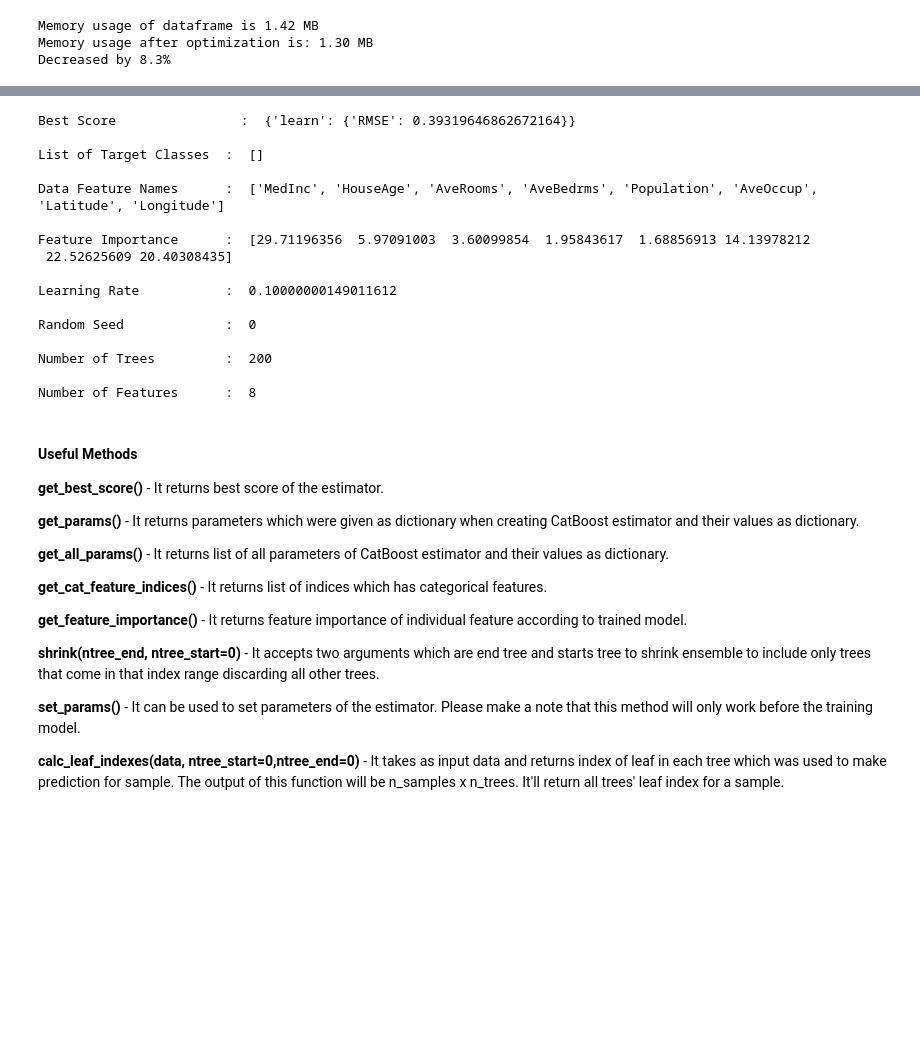
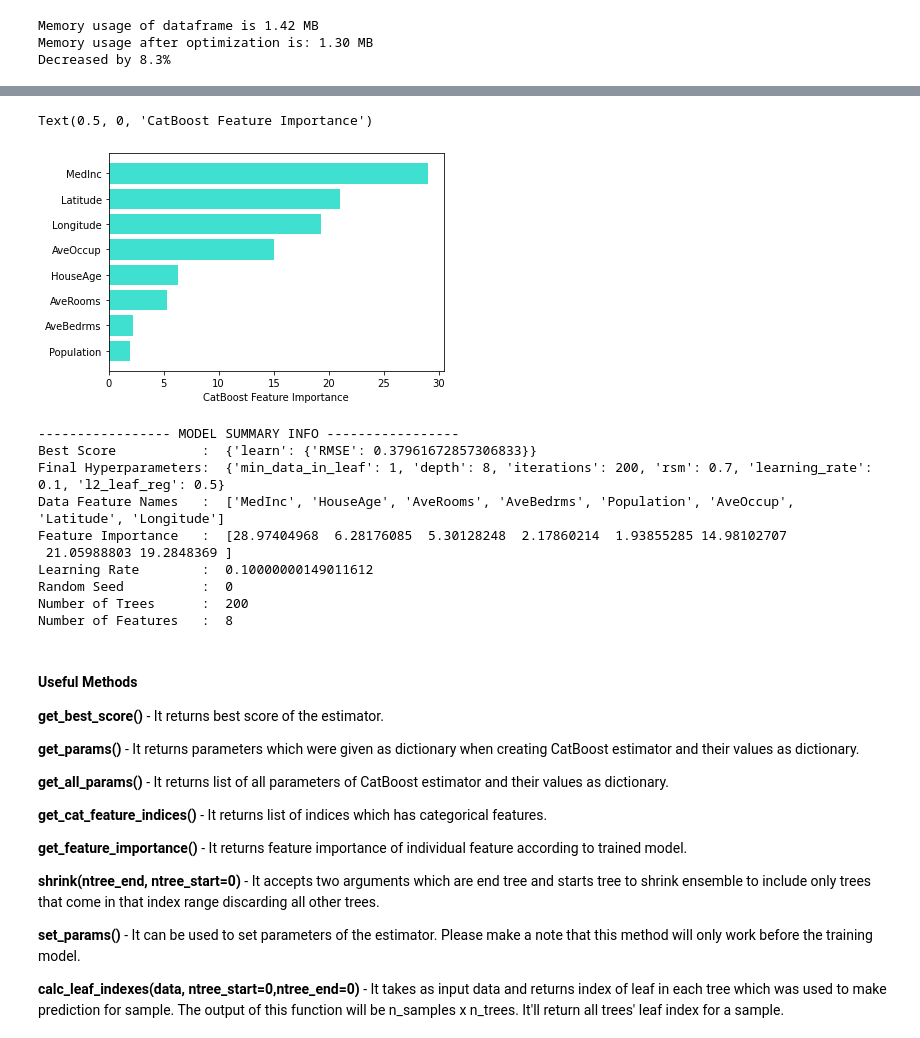
Before and after one commit to EAdomaitis/DSToolkit, a Jupyter notebook: CatBoost Regressor.ipynb, the cells around one changed output, grey strips where cells are left out. Drawn from its saved outputs; the diff is of its cells as text; code cells hidden in the pictures; blank space fills up the shorter version.

```diff
--- a/CatBoost Regressor.ipynb
+++ b/CatBoost Regressor.ipynb
@@ -146,29 +163,34 @@ Adjusted R Squared: 0.834072
+# %%
+# Display plot of Feature Importances
+sorted_feature_importance = cbr_model.feature_importances_.argsort()
+ordered_features = [housing.feature_names[i] for i in sorted_feature_importance]
+ordered_importances = [cbr_feature_importances[i] for i in sorted_feature_importance]
+plt.barh(ordered_features, ordered_importances, color='turquoise')
+plt.xlabel("CatBoost Feature Importance")
+# %% [output]
+Text(0.5, 0, 'CatBoost Feature Importance')
+[figure, added]
 # %%
-print("Best Score                : ",cbr_model.best_score_)
-print("\nList of Target Classes  : ",cbr_model.classes_)
-print("\nData Feature Names      : ",cbr_model.feature_names_)
-print("\nFeature Importance      : ",cbr_model.feature_importances_)
-print("\nLearning Rate           : ",cbr_model.learning_rate_)
-print("\nRandom Seed             : ",cbr_model.random_seed_)
-print("\nNumber of Trees         : ",cbr_model.tree_count_)
-print("\nNumber of Features      : ",cbr_model.n_features_in_)
+print("----------------- MODEL SUMMARY INFO -----------------")
+print("Best Score           : ",cbr_model.best_score_)
+print("Final Hyperparameters: ",cbr_best_params)
+print("Data Feature Names   : ",cbr_model.feature_names_)
+print("Feature Importance   : ",cbr_feature_importances)
+print("Learning Rate        : ",cbr_model.learning_rate_)
+print("Random Seed          : ",cbr_model.random_seed_)
+print("Number of Trees      : ",cbr_model.tree_count_)
+print("Number of Features   : ",cbr_model.n_features_in_)
 # %% [output]
-Best Score                :  {'learn': {'RMSE': 0.39319646862672164}}
-
-List of Target Classes  :  []
-
-Data Feature Names      :  ['MedInc', 'HouseAge', 'AveRooms', 'AveBedrms', 'Population', 'AveOccup', 'Latitude', 'Longitude']
-
-Feature Importance      :  [29.71196356  5.97091003  3.60099854  1.95843617  1.68856913 14.13978212
- 22.52625609 20.40308435]
-
-Learning Rate           :  0.10000000149011612
-
-Random Seed             :  0
-
-Number of Trees         :  200
-
-Number of Features      :  8
+----------------- MODEL SUMMARY INFO -----------------
+Best Score           :  {'learn': {'RMSE': 0.37961672857306833}}
+Final Hyperparameters:  {'min_data_in_leaf': 1, 'depth': 8, 'iterations': 200, 'rsm': 0.7, 'learning_rate': 0.1, 'l2_leaf_reg': 0.5}
+Data Feature Names   :  ['MedInc', 'HouseAge', 'AveRooms', 'AveBedrms', 'Population', 'AveOccup', 'Latitude', 'Longitude']
+Feature Importance   :  [28.97404968  6.28176085  5.30128248  2.17860214  1.93855285 14.98102707
+ 21.05988803 19.2848369 ]
+Learning Rate        :  0.10000000149011612
+Random Seed          :  0
+Number of Trees      :  200
+Number of Features   :  8
 # %% [markdown]
 #### Useful Methods
 **get_best_score()** - It returns best score of the estimator.
```
Also changed, not shown: parts of 11 cells of this notebook.
